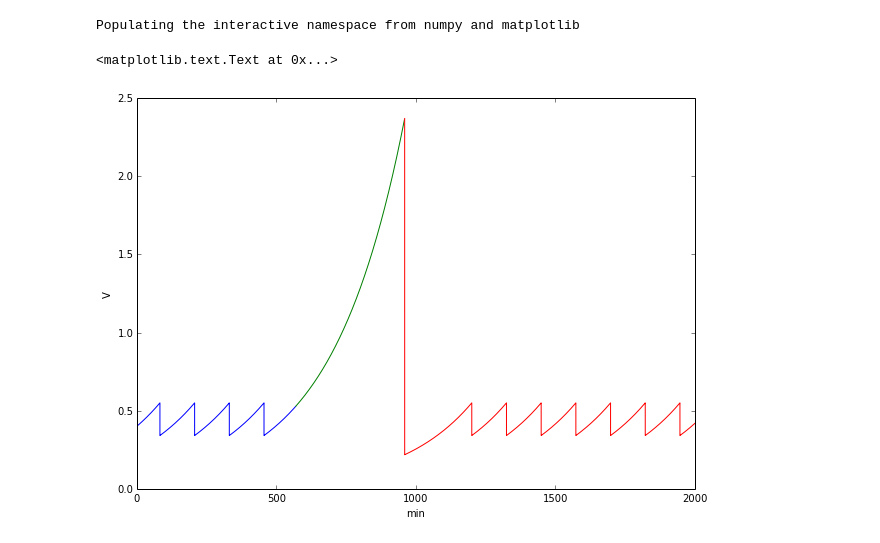
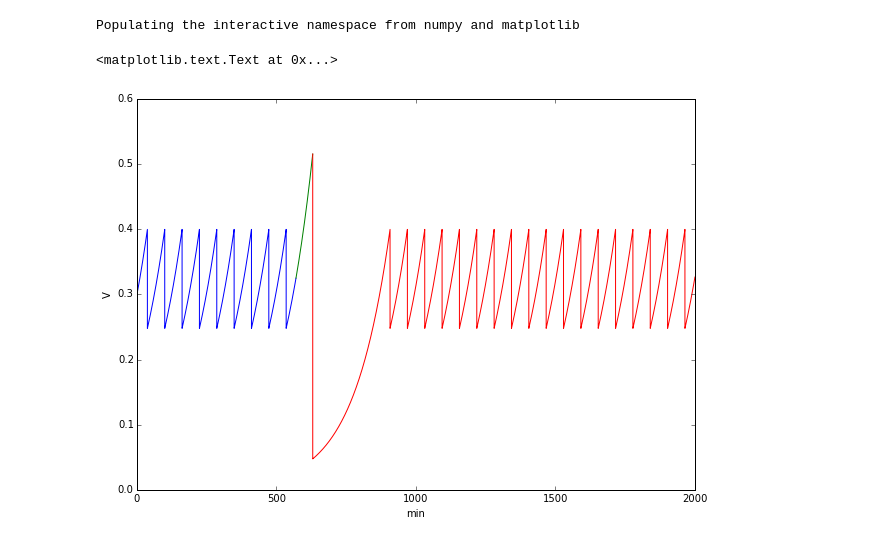
Before and after one commit to jdestupinan1332/Tesis, a Jupyter notebook: growing.ipynb, the cells around one changed output. Drawn from its saved outputs; the diff is of its cells as text; code cells hidden in the pictures.

```diff
--- a/growing.ipynb
+++ b/growing.ipynb
@@ -72,10 +72,10 @@ listT = arange(0,tmax,dt)      #Tiempo
 listB = zeros(tmax/dt)         #bomba prendida o no
 
 
-Y0 = 0.4                       #Inicial segun datos
+Y0 = 0.3                       #Inicial segun datos
 fl = 0.7*60                    #flujo medido
 vo = 1.5                       #Vol tubos
-ta = 260.0                     #tiempo duplicacion medido
+ta = 130.0                     #tiempo duplicacion medido
 nex = 0                        #bomba prendida en el siguiente
 listY[0] = Y0
 listV[0], nex = vel(listY[0], fl, vo, ta, listB, 0)
@@ -83,14 +83,14 @@ listV[0], nex = vel(listY[0], fl, vo, ta, listB, 0)
 RK(listY, listV, listB, fl, vo, ta, listT, dt, tmax)
 # %%
 figure(figsize=(10,7))
-plot(listT[0:569/dt], listY[0:569/dt])
-plot(listT[570/dt:959/dt], listY[570/dt:959/dt])
-plot(listT[960/dt:2000/dt-1], listY[960/dt:2000/dt-1])
+plot(listT[0:570/dt], listY[0:570/dt])
+plot(listT[570/dt:630/dt], listY[570/dt:630/dt])
+plot(listT[630/dt:2000/dt-1], listY[630/dt:2000/dt-1])
 xlabel("min")
 ylabel("V")
 # %% [output]
 <matplotlib.text.Text at 0x...>
-[figure, old version]
+[figure, new version]
 # %%
 figure(figsize=(10,7))
 plot(listT,listB)
```
Also changed, not shown: parts of 4 cells of this notebook.
